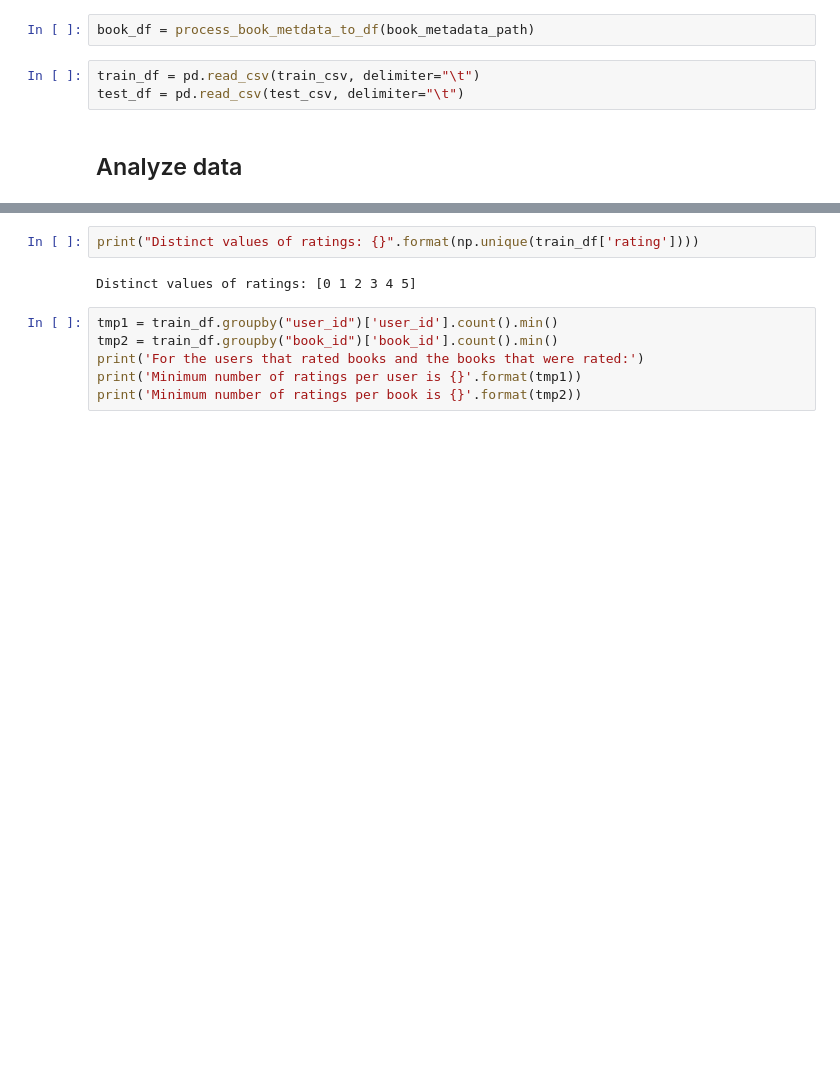
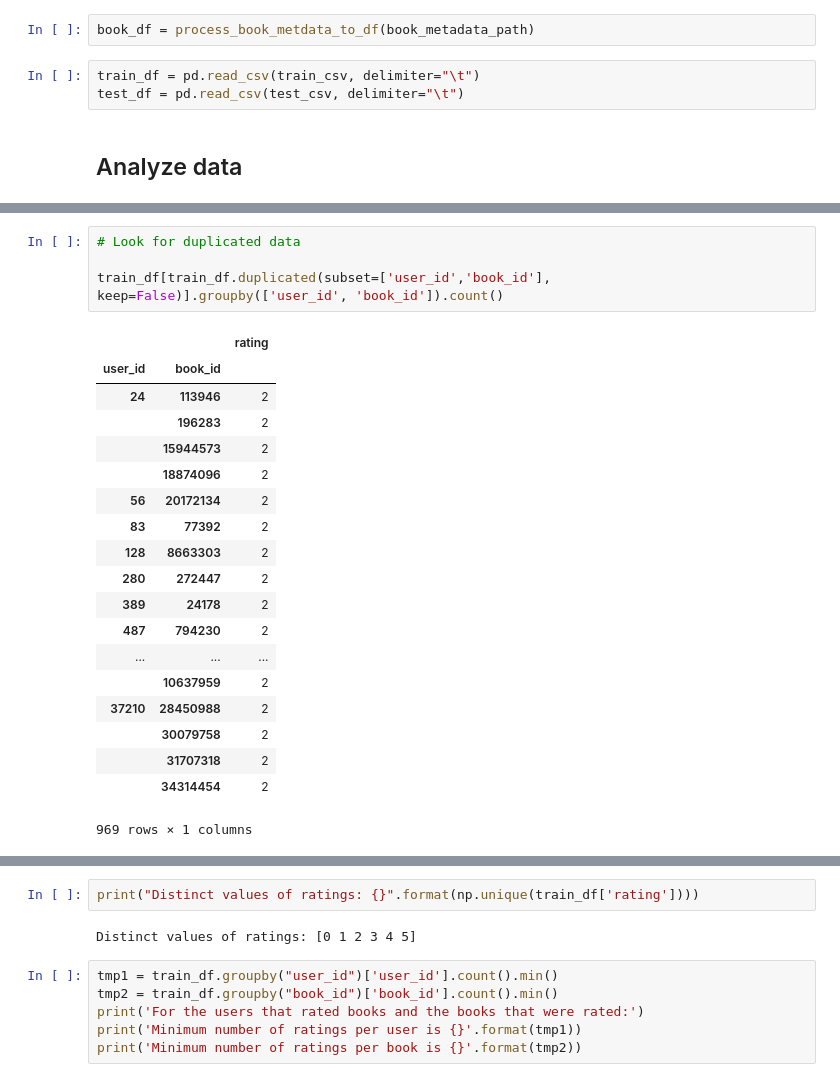
Before and after one commit to k-chuang/data-science-competitions, a Jupyter notebook: goodreads_eda.ipynb, the cells around one changed output, grey strips where cells are left out. Drawn from its saved outputs; the diff is of its cells as text; blank space fills up the shorter version.

```diff
--- a/goodreads_eda.ipynb
+++ b/goodreads_eda.ipynb
@@ -51,0 +64,24 @@ test_df = pd.read_csv(test_csv, delimiter="\t")
+# %%
+# Look for duplicated data
+
+train_df[train_df.duplicated(subset=['user_id','book_id'], keep=False)].groupby(['user_id', 'book_id']).count()
+# %% [output]
+|  |  | rating |
+| user_id | book_id |  |
+| 24 | 113946 | 2 |
+|  | 196283 | 2 |
+|  | 15944573 | 2 |
+|  | 18874096 | 2 |
+| 56 | 20172134 | 2 |
+| 83 | 77392 | 2 |
+| 128 | 8663303 | 2 |
+| 280 | 272447 | 2 |
+| 389 | 24178 | 2 |
+| 487 | 794230 | 2 |
+| ... | ... | ... |
+|  | 10637959 | 2 |
+| 37210 | 28450988 | 2 |
+|  | 30079758 | 2 |
+|  | 31707318 | 2 |
+|  | 34314454 | 2 |
+969 rows × 1 columns
```
Also changed, not shown: parts of 32 cells of this notebook.
